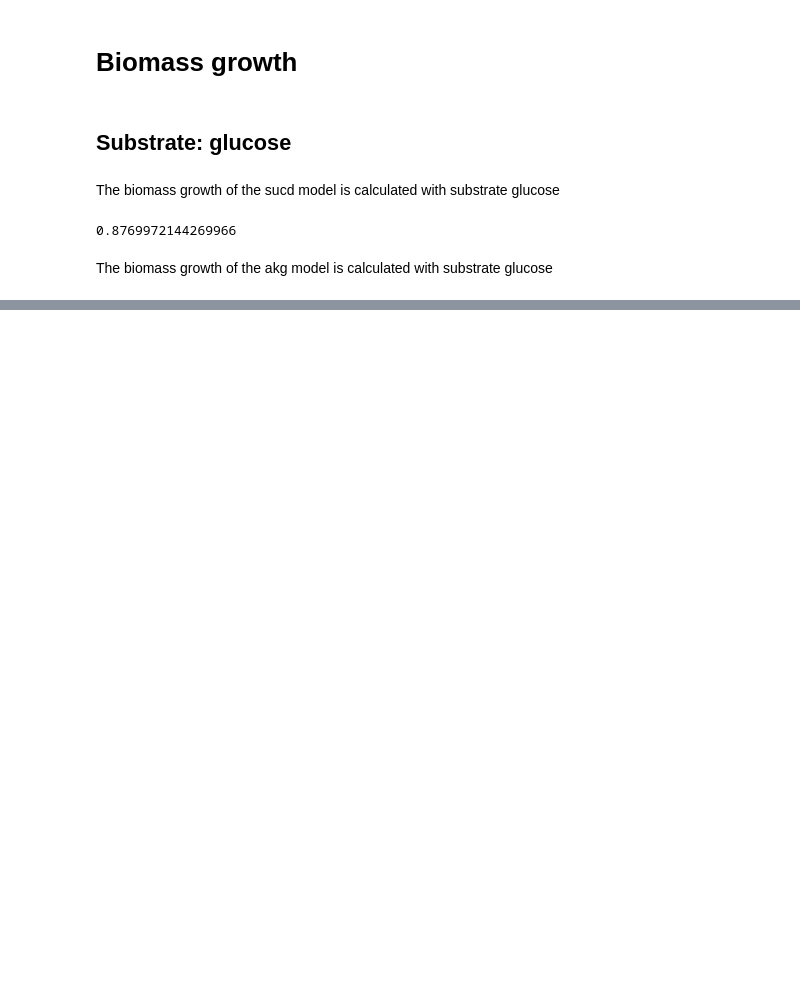
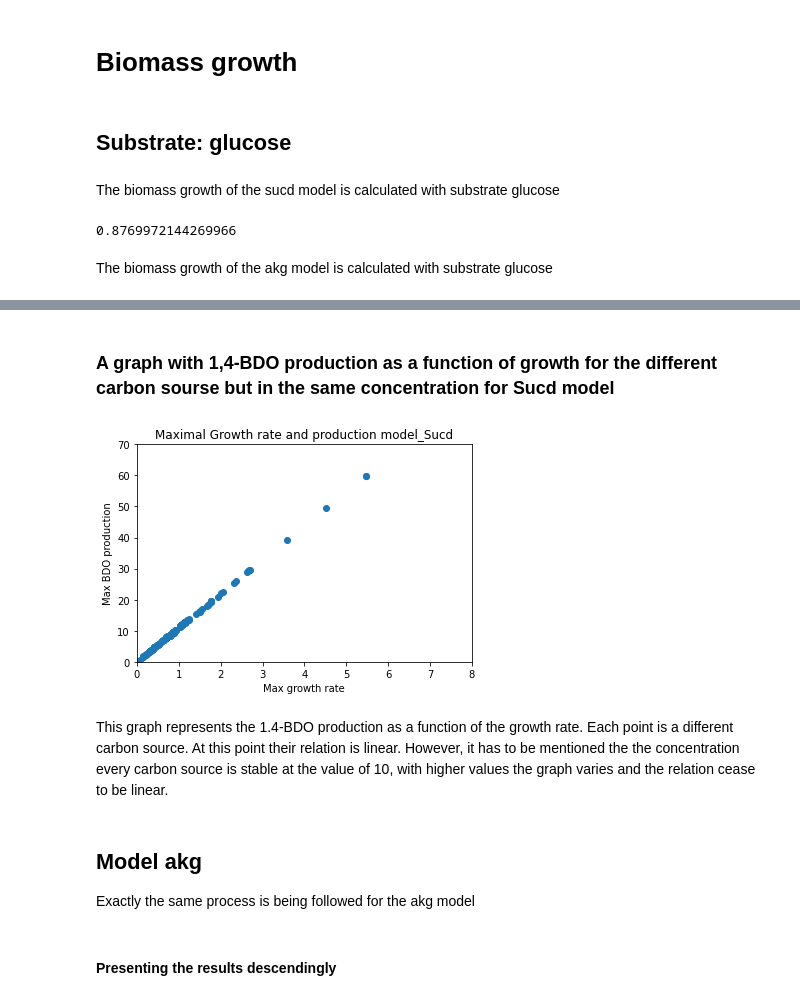
Before and after one commit to 27410/group-assignment-2021-group_11_bdo_production, a Jupyter notebook: Analysis/Medium.ipynb, the cells around one changed output, grey strips where cells are left out. Drawn from its saved outputs; the diff is of its cells as text; code cells hidden in the pictures; blank space fills up the shorter version.

Commit message:
Updated Medium

```diff
--- a/Analysis/Medium.ipynb
+++ b/Analysis/Medium.ipynb
@@ -176,0 +90,13 @@ print(BDO_production)
+# %%
+for i in range(0,1020,20):
+    with model_akg:
+        medium = model_akg.medium
+        medium['EX_glc__D_e']=10
+        medium['EX_xyl__D_e']=0
+        medium['EX_o2_e'] =i
+        model_akg.medium = medium
+        with model_akg:
+            model_akg.objective = model_akg.reactions.EX_bdo
+            BDO_production = model_akg.optimize().objective_value
+
+    print(BDO_production)
@@ -176,0 +195,5 @@ print(BDO_production)
+# %%
+
+Yield= []
+for i in range(len(MW)) :
+    Yield.append((max_production[i]*90.14)/(10*MW[i]))
@@ -176,0 +202,15 @@ print(BDO_production)
+# %%
+CARBON1 = {'Reaction_name': reaction_names,
+             'Reaction_ID': reaction_id,
+             'Carbon_Metabolite_Name': carbon_name,
+              'Carbon_Metabolite_ID': carbon_id,
+            'Max_growth':max_growth,
+           'Max_BDO_production': max_production,
+          'MW' : MW,
+          'Yield':Yield}
+df1 = pd.DataFrame(CARBON1, columns = ['Carbon_Metabolite_Name','Max_growth', 'Max_BDO_production', 'Yield'])
+
+df1= df1[df1['Max_growth'] != 0]
+df1=df1.sort_values(by='Yield', ascending=False).head(280)
+with pd.option_context('display.max_rows', None, 'display.max_columns', None):
+    print(df1)
@@ -176,0 +235,21 @@ print(BDO_production)
+# %% [markdown]
+### A graph with 1,4-BDO production as a function of growth for the different carbon sourse but in the same concentration for Sucd model
+# %%
+
+# And we can create a scatterplot of the production over growth to view the distribution
+plt.scatter(df1.get('Max_growth'), df1.get('Max_BDO_production'))
+plt.xlabel('Max growth rate')
+plt.ylabel('Max BDO production')
+plt.xlim(0, 8)
+plt.ylim(0, 70)
+plt.title('Maximal Growth rate and production model_Sucd')
+
+plt.show()
+# %% [output]
+[figure, added]
+# %% [markdown]
+This graph represents the 1.4-BDO production as a function of the growth rate. Each point is a different carbon source. At this point their relation is linear. However, it has to be mentioned the the concentration every carbon source is stable at the value of 10, with higher values the graph varies and the relation cease to be linear.
+# %% [markdown]
+## Model akg
+
+Exactly the same process is being followed for the akg model
@@ -176,0 +306,2 @@ print(BDO_production)
+# %% [markdown]
+#### Presenting the results descendingly
```
Also changed, not shown: parts of 39 cells of this notebook, 1 other file.
